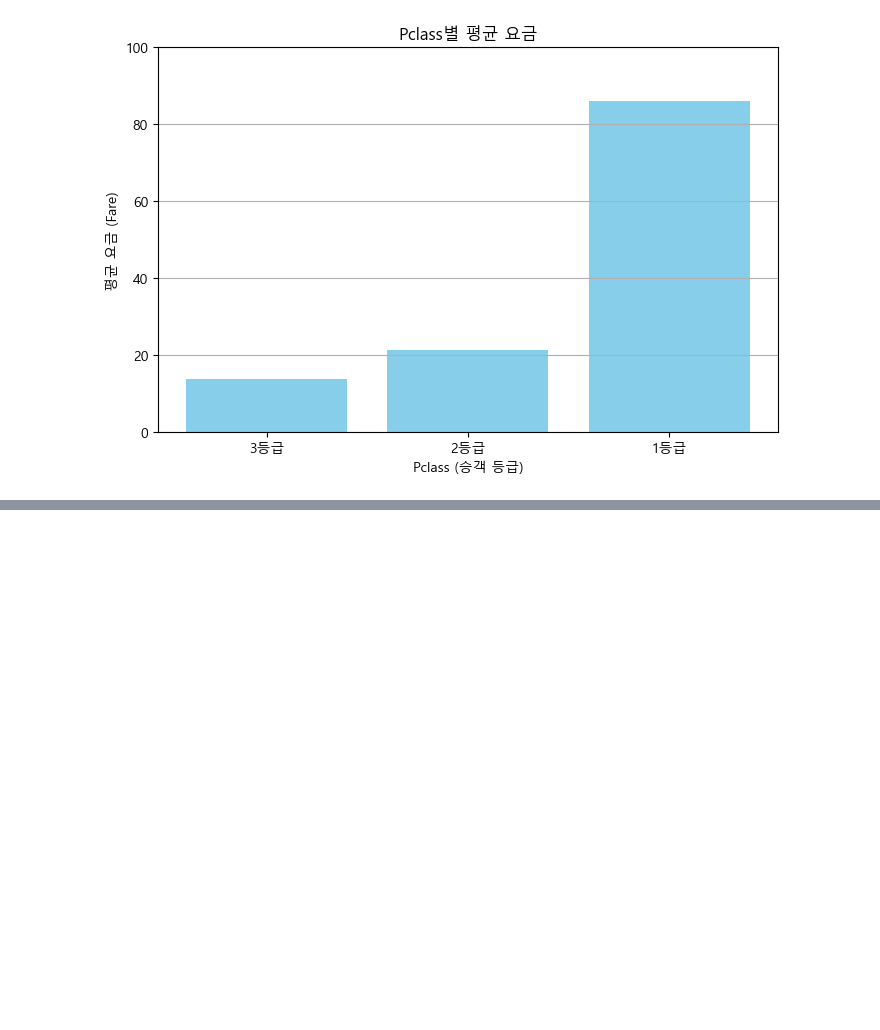
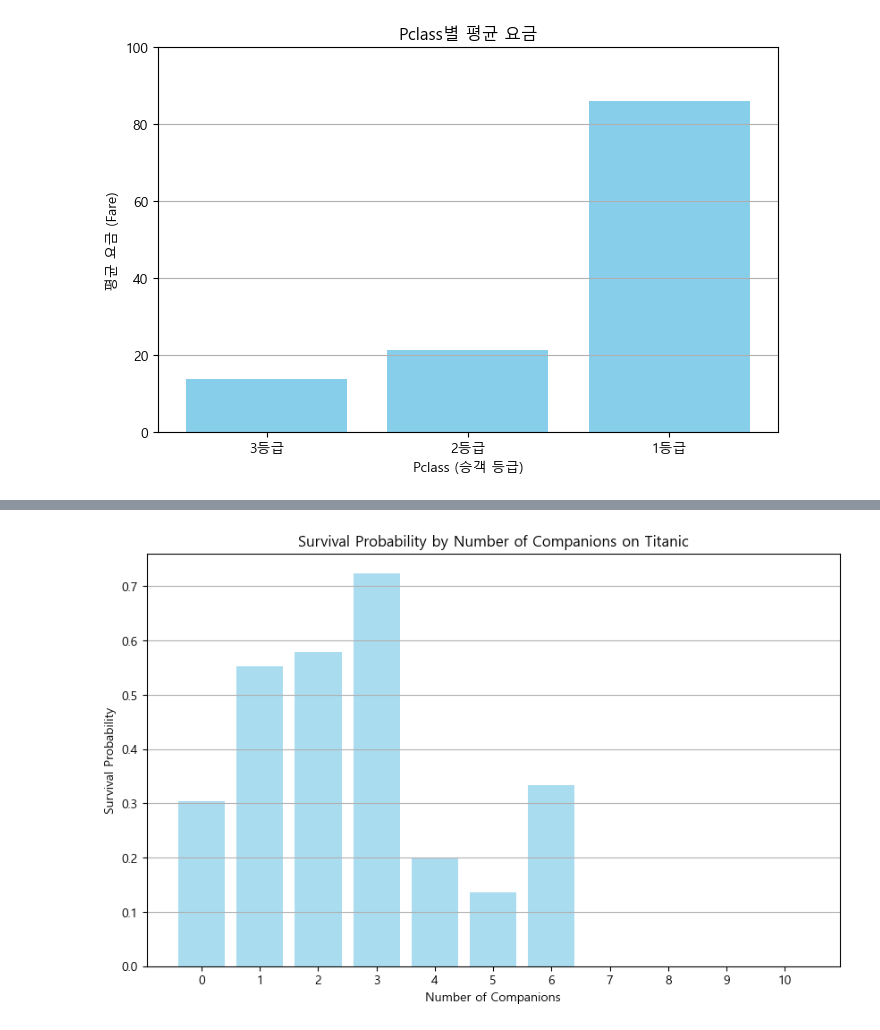
Before and after one commit to chasangho415/urban-enigma, a Jupyter notebook: assignment.ipynb, the cells around one changed output, grey strips where cells are left out. Cells and saved outputs as stored; diff of their text form; code cells hidden in the pictures; blank space fills up the shorter version.

```diff
--- a/assignment.ipynb
+++ b/assignment.ipynb
@@ -300,0 +144,5 @@ weighted avg       0.91      0.90      0.91        71
+# %%
+survival_prob = df.groupby('family_size')['Survived'].mean().reset_index()
+
+# 결과 출력
+print(survival_prob)
@@ -300,0 +160,11 @@ weighted avg       0.91      0.90      0.91        71
+# %%
+plt.figure(figsize=(10, 6))
+plt.bar(survival_prob['family_size'], survival_prob['Survived'], color='skyblue', alpha=0.7)
+plt.title('Survival Probability by Number of Companions on Titanic')
+plt.xlabel('Number of Companions')
+plt.ylabel('Survival Probability')
+plt.xticks(range(int(survival_prob['family_size'].max()) + 1))
+plt.grid(axis='y')
+plt.show()
+# %% [output]
+[figure, added]
```
Also changed, not shown: parts of 20 cells of this notebook, 2 other files.
